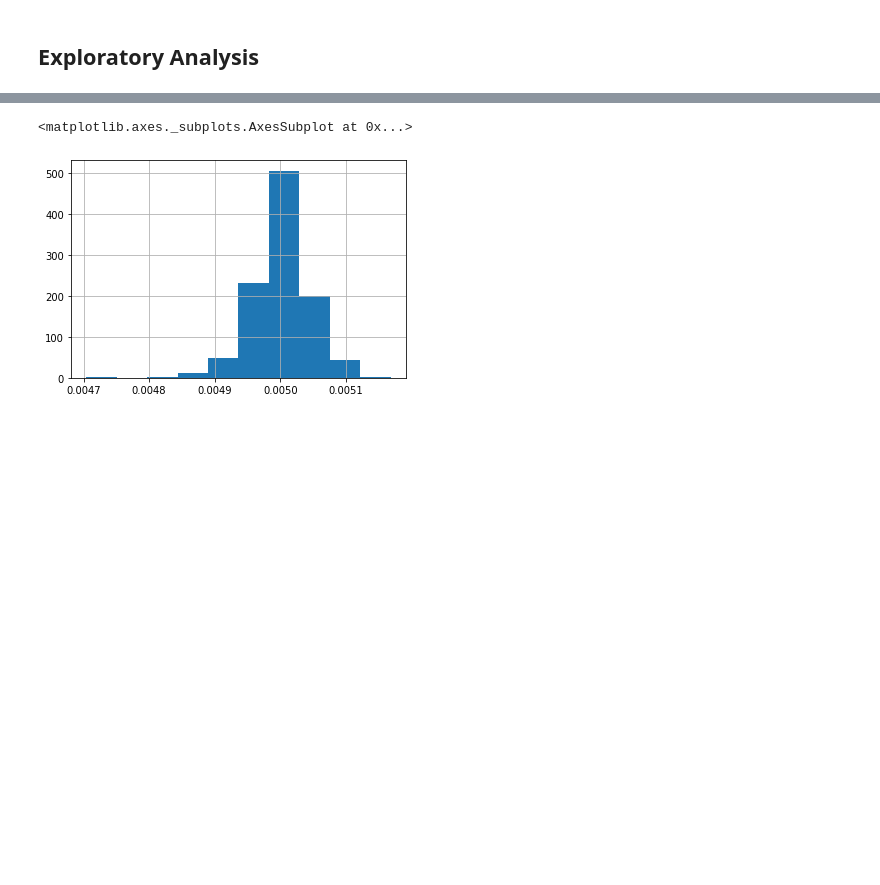
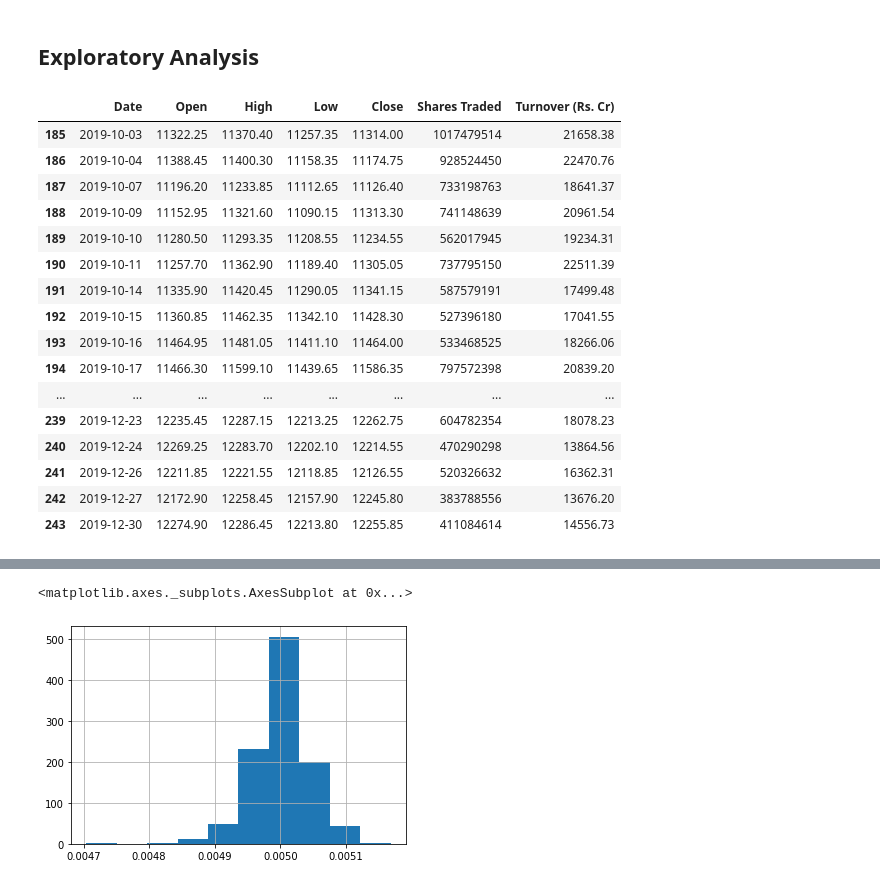
Before and after one commit to atropy/OptionPricing, a Jupyter notebook: QQ Exploratory Analysis.ipynb, the cells around one changed output, grey strips where cells are left out. Drawn from its saved outputs; the diff is of its cells as text; code cells hidden in the pictures; blank space fills up the shorter version.

```diff
--- a/QQ Exploratory Analysis.ipynb
+++ b/QQ Exploratory Analysis.ipynb
@@ -9,0 +15,20 @@ import scipy.stats as stats
+# %%
+nfty['Date'] = pd.to_datetime(nfty['Date'])
+# %% [output]
+|  | Date | Open | High | Low | Close | Shares Traded | Turnover (Rs. Cr) |
+| 185 | 2019-10-03 | 11322.25 | 11370.40 | 11257.35 | 11314.00 | 1017479514 | 21658.38 |
+| 186 | 2019-10-04 | 11388.45 | 11400.30 | 11158.35 | 11174.75 | 928524450 | 22470.76 |
+| 187 | 2019-10-07 | 11196.20 | 11233.85 | 11112.65 | 11126.40 | 733198763 | 18641.37 |
+| 188 | 2019-10-09 | 11152.95 | 11321.60 | 11090.15 | 11313.30 | 741148639 | 20961.54 |
+| 189 | 2019-10-10 | 11280.50 | 11293.35 | 11208.55 | 11234.55 | 562017945 | 19234.31 |
+| 190 | 2019-10-11 | 11257.70 | 11362.90 | 11189.40 | 11305.05 | 737795150 | 22511.39 |
+| 191 | 2019-10-14 | 11335.90 | 11420.45 | 11290.05 | 11341.15 | 587579191 | 17499.48 |
+| 192 | 2019-10-15 | 11360.85 | 11462.35 | 11342.10 | 11428.30 | 527396180 | 17041.55 |
+| 193 | 2019-10-16 | 11464.95 | 11481.05 | 11411.10 | 11464.00 | 533468525 | 18266.06 |
+| 194 | 2019-10-17 | 11466.30 | 11599.10 | 11439.65 | 11586.35 | 797572398 | 20839.20 |
+| ... | ... | ... | ... | ... | ... | ... | ... |
+| 239 | 2019-12-23 | 12235.45 | 12287.15 | 12213.25 | 12262.75 | 604782354 | 18078.23 |
+| 240 | 2019-12-24 | 12269.25 | 12283.70 | 12202.10 | 12214.55 | 470290298 | 13864.56 |
+| 241 | 2019-12-26 | 12211.85 | 12221.55 | 12118.85 | 12126.55 | 520326632 | 16362.31 |
+| 242 | 2019-12-27 | 12172.90 | 12258.45 | 12157.90 | 12245.80 | 383788556 | 13676.20 |
+| 243 | 2019-12-30 | 12274.90 | 12286.45 | 12213.80 | 12255.85 | 411084614 | 14556.73 |
```
Also changed, not shown: parts of 8 cells of this notebook, 45 other files.
